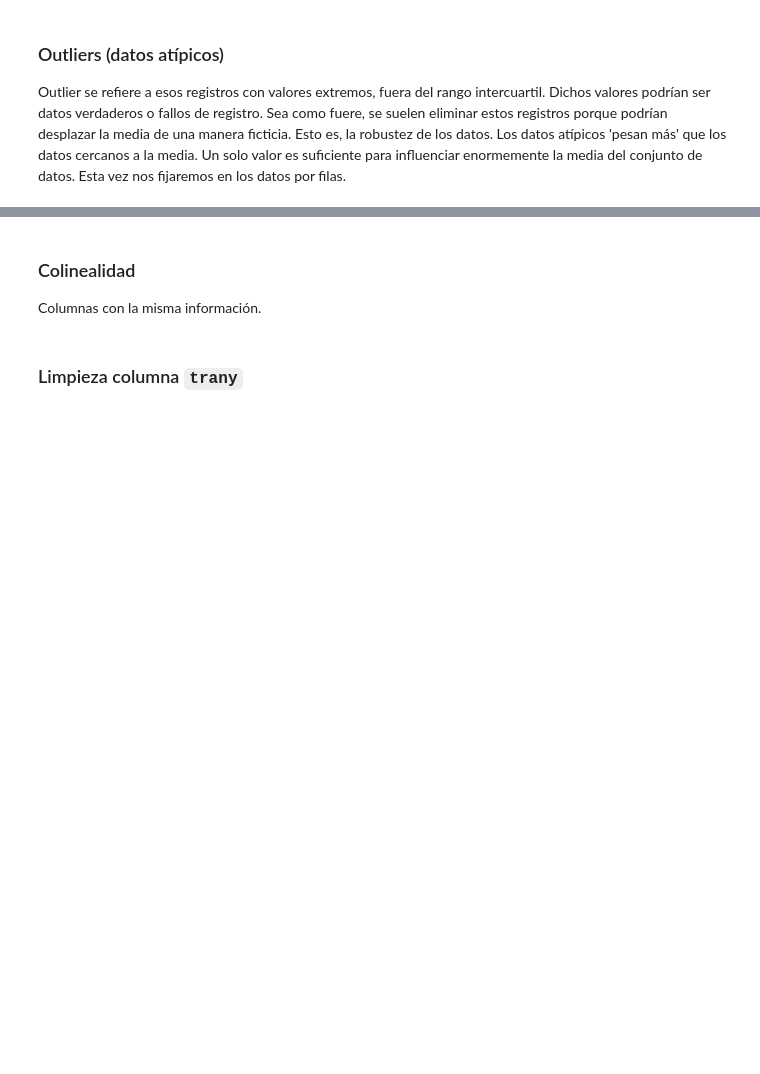
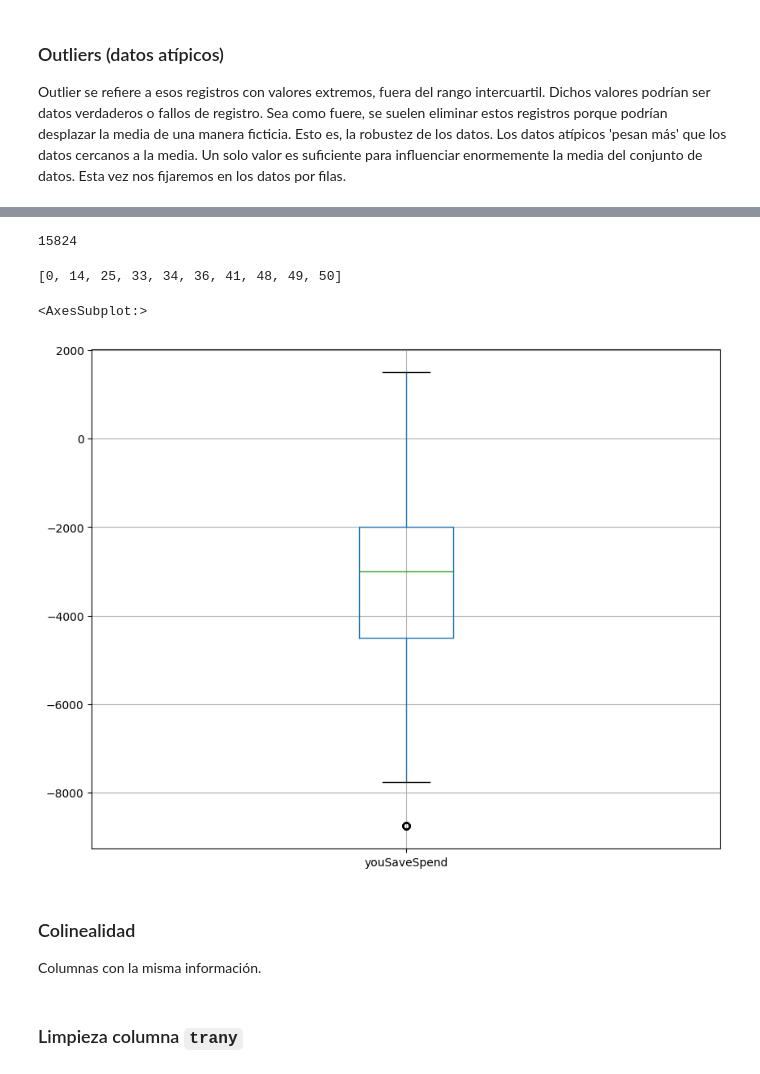
Before and after one commit to Ironhack-Data-Madrid-Agosto-2022/Apuntes-de-clase, a Jupyter notebook: semana_2/3.1 - Data Cleaning .ipynb, the cells around one changed output, grey strips where cells are left out. Saved outputs shown, nothing was run; the diff lists cells and outputs as text; code cells hidden in the pictures; blank space fills up the shorter version.

Commit message:
data cleaning

```diff
--- a/semana_2/3.1 - Data Cleaning .ipynb
+++ b/semana_2/3.1 - Data Cleaning .ipynb
@@ -361,0 +427,4 @@ Outlier se refiere a esos registros con valores extremos, fuera del rango interc
+# %%
+outliers = pd.DataFrame(columns=stats.index)
+
+outliers
@@ -361,0 +433,17 @@ Outlier se refiere a esos registros con valores extremos, fuera del rango interc
+# %%
+for c in stats.index:
+
+    iqr = stats.at[c, 'IQR']
+
+    cut_off = 1.5 * iqr # test tukey
+
+    lower = stats.at[c, '25%'] - cut_off
+    upper = stats.at[c, '75%'] + cut_off
+
+    res = df[(df[c] < lower) | (df[c] > upper)].copy()
+
+    res['outliers'] = c
+
+    outliers = outliers.append(res, sort=True)
+
+outliers['outliers'].value_counts()
@@ -362,3 +510,20 @@ Outlier se refiere a esos registros con valores extremos, fuera del rango interc
+# %%
+clean_index = [i for i in df.index if i not in outliers.index]
+# %%
+len(clean_index)
+# %% [output]
+15824
+# %%
+clean_index[:10]
+# %% [output]
+[0, 14, 25, 33, 34, 36, 41, 48, 49, 50]
+# %%
+df = df.iloc[clean_index]
+# %%
+df[['youSaveSpend']].boxplot(figsize=(10,8))
+# %% [output]
+<AxesSubplot:>
+[figure, added]
 # %% [markdown]
 ### Colinealidad
 
```
Also changed, not shown: parts of 12 cells of this notebook.
